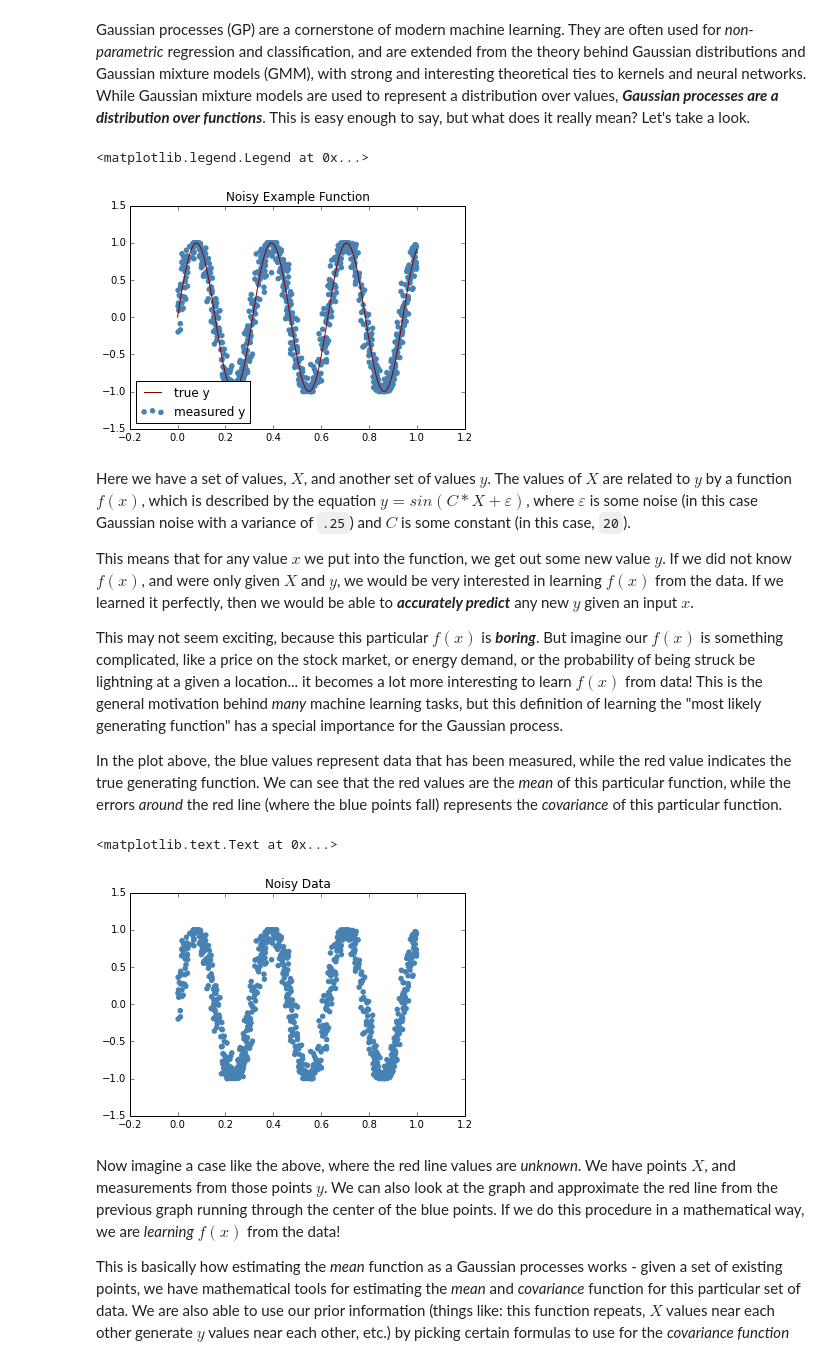
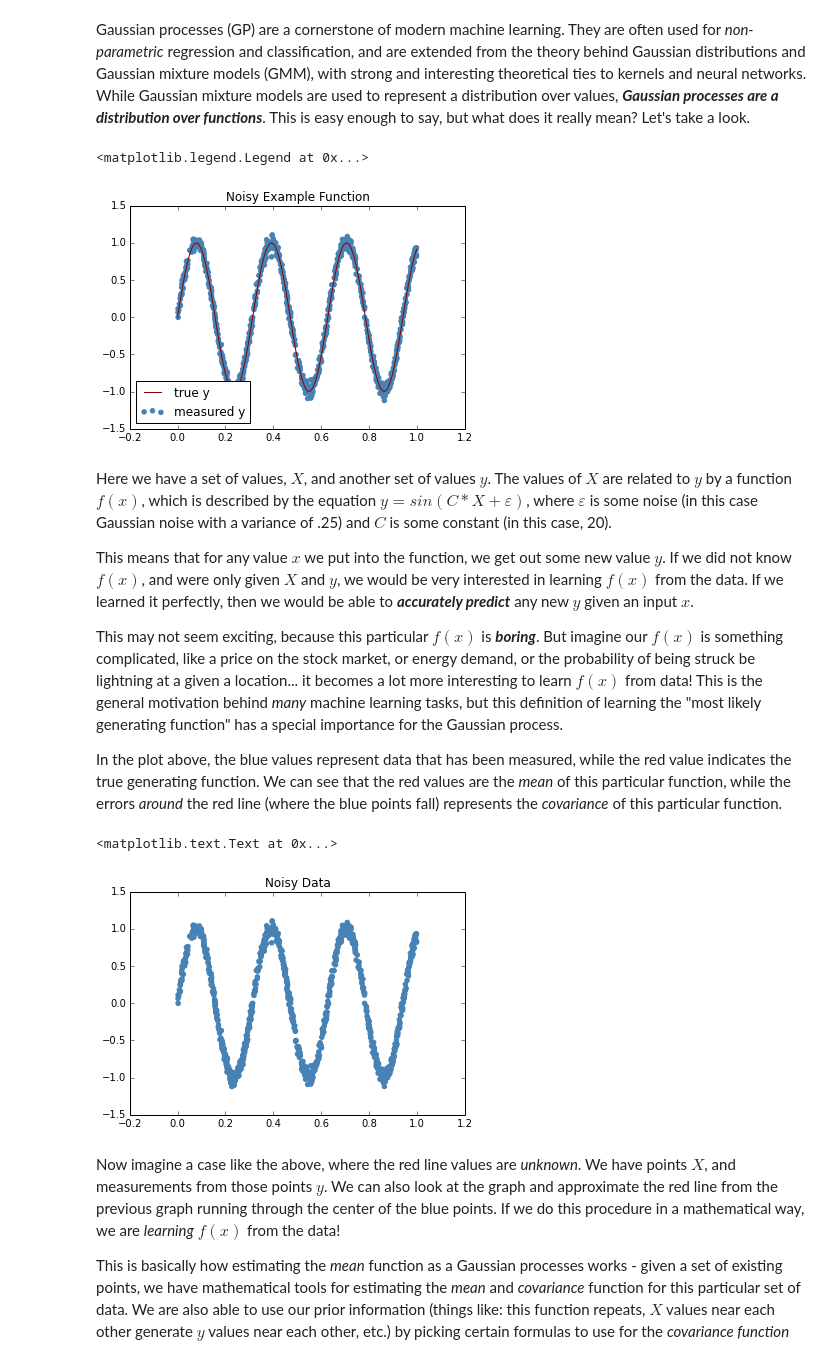
Before and after one commit to kastnerkyle/kastnerkyle.github.io-pelican, a Jupyter notebook: content/downloads/notebooks/ml_introduction_to_gaussian_processes.ipynb, the cells around one changed output. Cells and saved outputs as stored; diff of their text form; code cells hidden in the pictures.

````diff
--- a/content/downloads/notebooks/ml_introduction_to_gaussian_processes.ipynb
+++ b/content/downloads/notebooks/ml_introduction_to_gaussian_processes.ipynb
@@ -8,7 +8,7 @@ import matplotlib.pyplot as plt
 rng = np.random.RandomState(1999)
 n_samples = 1000
 X = rng.rand(n_samples)
-y = np.sin(20 * X + .25 * rng.randn(X.shape[0]))
+y = np.sin(20 * X) + .05 * rng.randn(X.shape[0])
 X_t = np.linspace(0, 1, 100)
 y_t = np.sin(20 * X_t)
 plt.scatter(X, y, color='steelblue', label='measured y')
@@ -17,9 +17,9 @@ plt.title('Noisy Example Function')
 plt.legend(loc='lower left')
 # %% [output]
 <matplotlib.legend.Legend at 0x...>
-[figure, old version]
+[figure, new version]
 # %% [markdown]
-Here we have a set of values, $X$, and another set of values $y$. The values of $X$ are related to $y$ by a function $f(x)$, which is described by the equation $y = sin(C * X + \varepsilon)$, where $\varepsilon$ is some noise (in this case Gaussian noise with a variance of ```.25```) and $C$ is some constant (in this case, ```20```).
+Here we have a set of values, $X$, and another set of values $y$. The values of $X$ are related to $y$ by a function $f(x)$, which is described by the equation $y = sin(C * X + \varepsilon)$, where $\varepsilon$ is some noise (in this case Gaussian noise with a variance of .25) and $C$ is some constant (in this case, 20).
 
 This means that for any value $x$ we put into the function, we get out some new value $y$. If we did not know $f(x)$, and were only given $X$ and $y$, we would be very interested in learning $f(x)$ from the data. If we learned it perfectly, then we would be able to ***accurately predict*** any new $y$ given an input $x$.
 
@@ -29,13 +29,13 @@ In the plot above, the blue values represent data that has been measured, while
 # %%
 rng = np.random.RandomState(1999)
 n_samples = 1000
 X = rng.rand(n_samples)
-y = np.sin(20 * X + .25 * rng.randn(X.shape[0]))
+y = np.sin(20 * X) + .05 * rng.randn(X.shape[0])
 plt.scatter(X, y, color='steelblue')
 plt.title('Noisy Data')
 # %% [output]
 <matplotlib.text.Text at 0x...>
-[figure, old version]
+[figure, new version]
 # %% [markdown]
 Now imagine a case like the above, where the red line values are *unknown*. We have points $X$, and measurements from those points $y$. We can also look at the graph and approximate the red line from the previous graph running through the center of the blue points. If we do this procedure in a mathematical way, we are *learning* $f(x)$ from the data!
 
````
Also changed, not shown: parts of 11 cells of this notebook, 3 other files.
